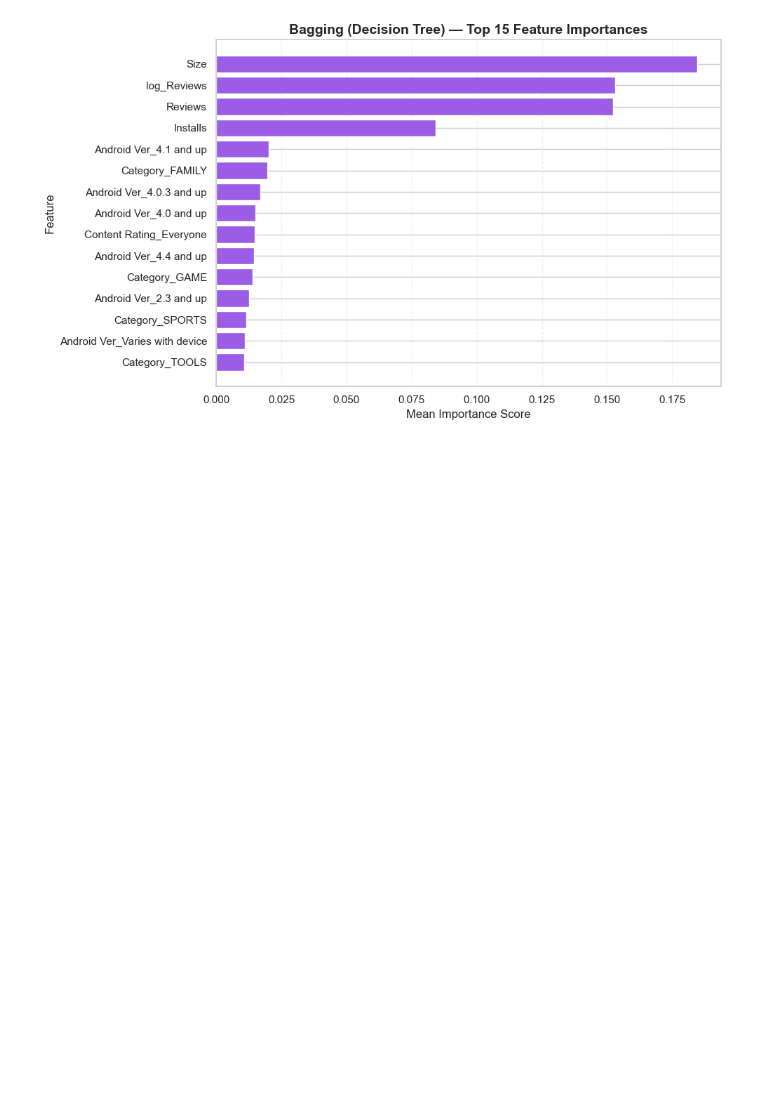
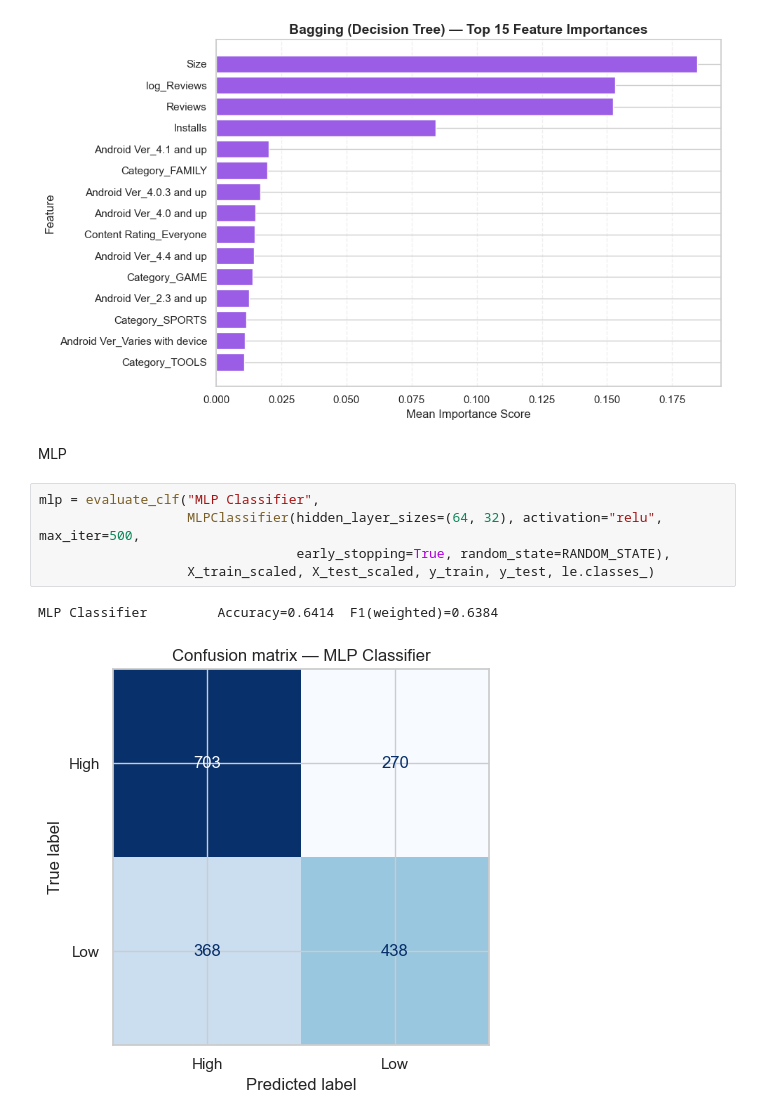
Before and after one commit to Kamalini29/ML-Capstone, a Jupyter notebook: notebooks/Classification.ipynb, the cells around one changed output. Cells and saved outputs as stored; diff of their text form; blank space fills up the shorter version.

```diff
--- a/notebooks/Classification.ipynb
+++ b/notebooks/Classification.ipynb
@@ -542,3 +542,13 @@ plt.savefig("../models/clf_bagging_viz.png", dpi=300, bbox_inches="tight")
 plt.show()
 # %% [output]
 [figure]
+# %% [markdown]
+MLP
+# %%
+mlp = evaluate_clf("MLP Classifier",
+                   MLPClassifier(hidden_layer_sizes=(64, 32), activation="relu", max_iter=500,
+                                 early_stopping=True, random_state=RANDOM_STATE),
+                   X_train_scaled, X_test_scaled, y_train, y_test, le.classes_)
+# %% [output]
+MLP Classifier         Accuracy=0.6414  F1(weighted)=0.6384
+[figure, added]
```
Also changed, not shown: parts of 1 cell of this notebook.
